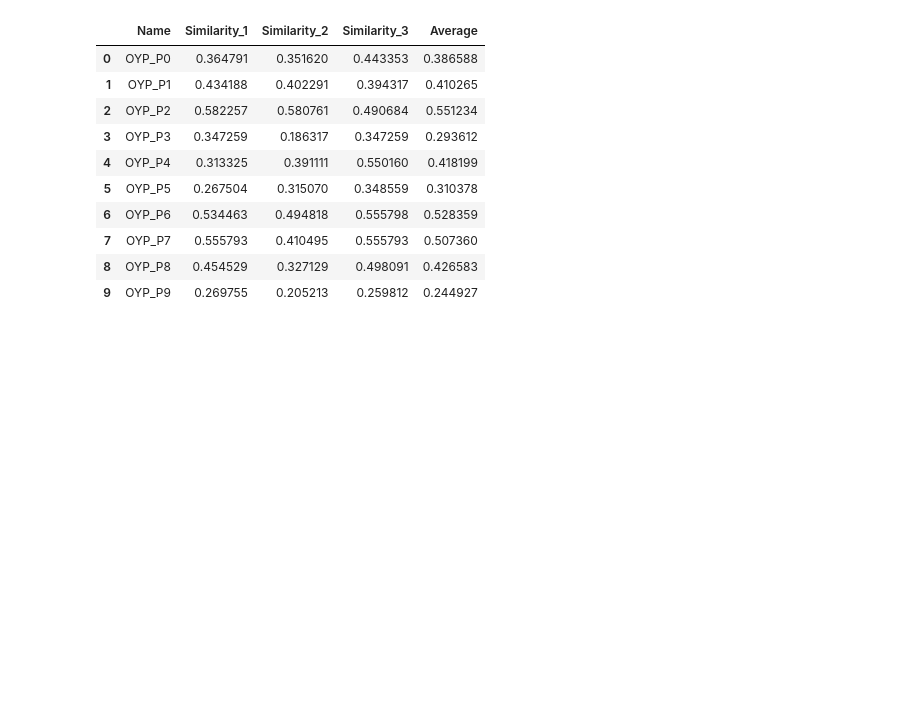
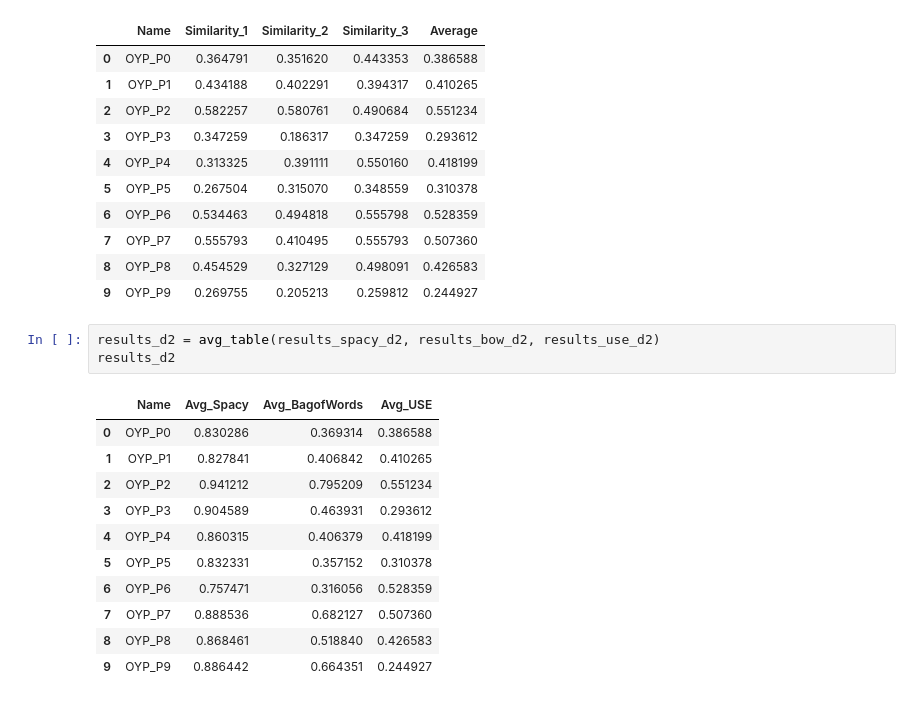
Before and after one commit to frumgiu/SentencesSimilarity, a Jupyter notebook: OutdoorDatasets.ipynb, the cells around one changed output. Cells and saved outputs as stored; diff of their text form; blank space fills up the shorter version.

```diff
--- a/OutdoorDatasets.ipynb
+++ b/OutdoorDatasets.ipynb
@@ -198,3 +227,18 @@ results_use_d2
 | 7 | OYP_P7 | 0.555793 | 0.410495 | 0.555793 | 0.507360 |
 | 8 | OYP_P8 | 0.454529 | 0.327129 | 0.498091 | 0.426583 |
 | 9 | OYP_P9 | 0.269755 | 0.205213 | 0.259812 | 0.244927 |
+# %%
+results_d2 = avg_table(results_spacy_d2, results_bow_d2, results_use_d2)
+results_d2
+# %% [output]
+|  | Name | Avg_Spacy | Avg_BagofWords | Avg_USE |
+| 0 | OYP_P0 | 0.830286 | 0.369314 | 0.386588 |
+| 1 | OYP_P1 | 0.827841 | 0.406842 | 0.410265 |
+| 2 | OYP_P2 | 0.941212 | 0.795209 | 0.551234 |
+| 3 | OYP_P3 | 0.904589 | 0.463931 | 0.293612 |
+| 4 | OYP_P4 | 0.860315 | 0.406379 | 0.418199 |
+| 5 | OYP_P5 | 0.832331 | 0.357152 | 0.310378 |
+| 6 | OYP_P6 | 0.757471 | 0.316056 | 0.528359 |
+| 7 | OYP_P7 | 0.888536 | 0.682127 | 0.507360 |
+| 8 | OYP_P8 | 0.868461 | 0.518840 | 0.426583 |
+| 9 | OYP_P9 | 0.886442 | 0.664351 | 0.244927 |
```
Also changed, not shown: parts of 3 cells of this notebook, 5 other files.
